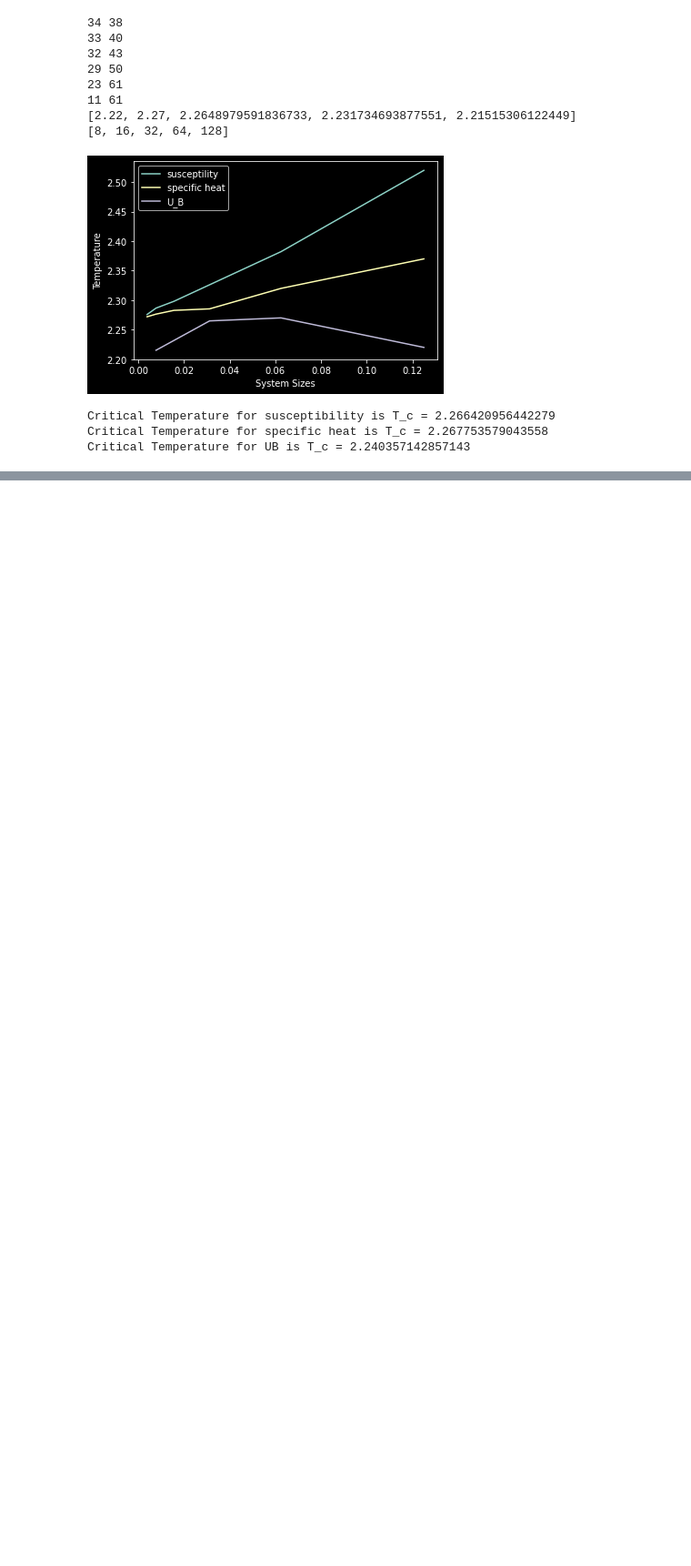
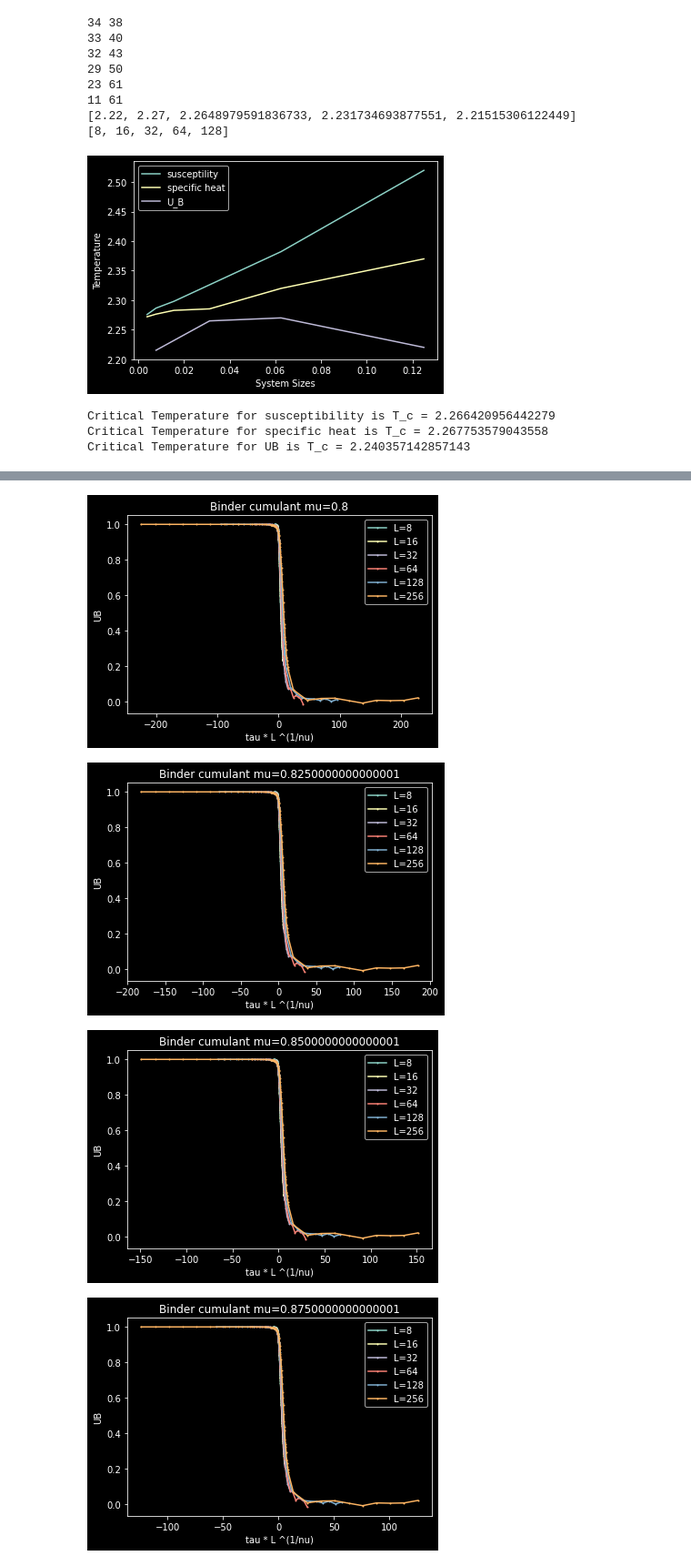
Before and after one commit to climbingfreak/compMBP, a Jupyter notebook: tutorial_03/finite_size_scaling.ipynb, the cells around one changed output, grey strips where cells are left out. Shown at 91% size. Drawn from its saved outputs; the diff is of its cells as text; code cells hidden in the pictures; blank space fills up the shorter version.

```diff
--- a/tutorial_03/finite_size_scaling.ipynb
+++ b/tutorial_03/finite_size_scaling.ipynb
@@ -130,12 +130,12 @@ plt.legend()
 plt.show()
 
 fit = np.polyfit(1./np.array(data['Ls']), T_max_chis, 1)
-y_0 = fit[1]
-print("Critical Temperature for susceptibility is T_c = {}".format(y_0))
+T_c1 = fit[1]
+print("Critical Temperature for susceptibility is T_c = {}".format(T_c1))
 
 fit = np.polyfit(1./np.array(data['Ls']), T_max_Cs, 1)
-y_0 = fit[1]
-print("Critical Temperature for specific heat is T_c = {}".format(y_0))
+T_c2 = fit[1]
+print("Critical Temperature for specific heat is T_c = {}".format(T_c2))
 
 print("Critical Temperature for UB is T_c = {}".format(np.mean(T_intersects)))
 # %% [output]
@@ -145,0 +185,28 @@ Critical Temperature for UB is T_c = 2.240357142857143
+# %%
+# e)
+
+nus = np.arange(0.8, 1.1, 0.025)
+
+for nu in nus:
+    plt.figure()
+    plt.title("Binder cumulant mu={}".format(nu))
+
+    for L in data['Ls']:
+        taus = (data[L]['Ts'] - T_c1) / T_c1
+        UBs = data[L]['UB'][:,0]
+
+        plt.plot(taus*L**(1./nu), UBs, "o-", markersize=1,label="L={}".format(L))
+
+    plt.legend()
+    plt.xlabel("tau * L ^(1/nu)")
+    plt.ylabel("UB")
+
+plt.show()
+
+#Result from Plot
+NU = 1.0
+# %% [output]
+[figure, added]
+[figure, added]
+[figure, added]
+[figure, added]
```
Also changed, not shown: parts of 4 cells of this notebook, 1 other file.
